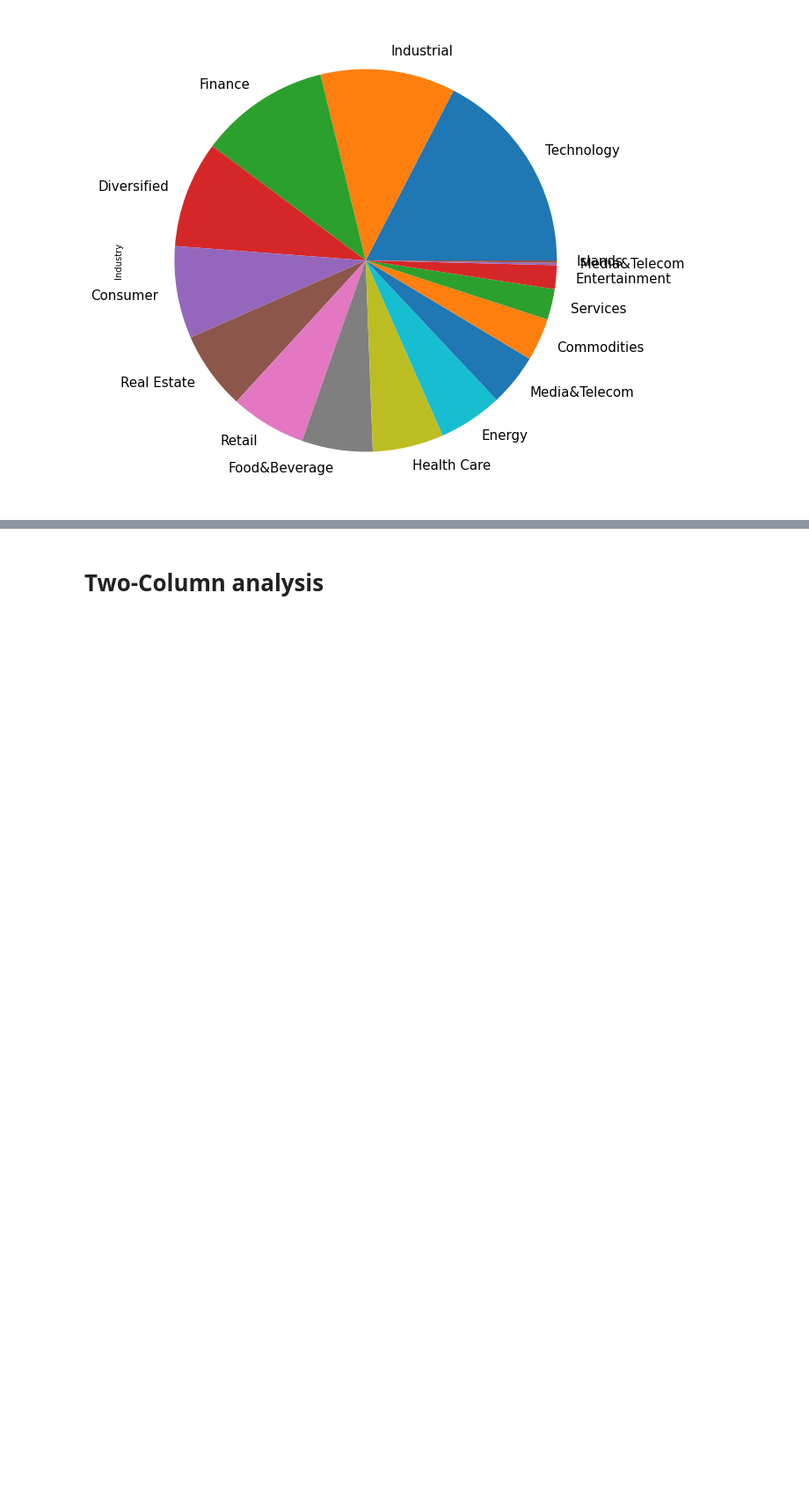
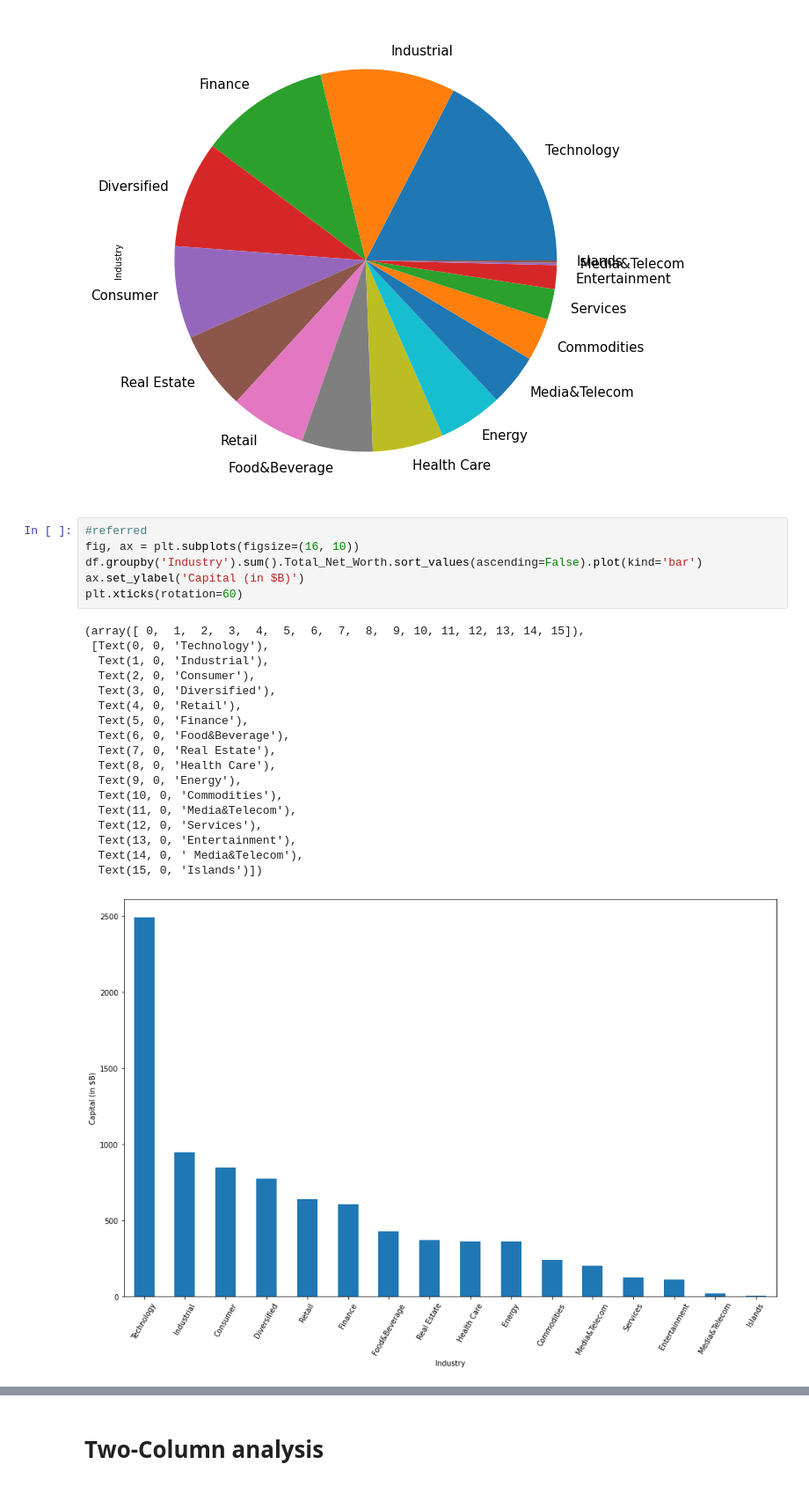
Before and after one commit to KsRenu/DA, a Jupyter notebook: Individual Data set.ipynb, the cells around one changed output, grey strips where cells are left out. Shown at 88% size. Cells and saved outputs as stored; diff of their text form; blank space fills up the shorter version.

```diff
--- a/Individual Data set.ipynb
+++ b/Individual Data set.ipynb
@@ -398,3 +425,28 @@ Entertainment     10
 Islands            1
 Name: Industry, dtype: int64
 [figure]
+# %%
+#referred
+fig, ax = plt.subplots(figsize=(16, 10))
+df.groupby('Industry').sum().Total_Net_Worth.sort_values(ascending=False).plot(kind='bar')
+ax.set_ylabel('Capital (in $B)')
+plt.xticks(rotation=60)
+# %% [output]
+(array([ 0,  1,  2,  3,  4,  5,  6,  7,  8,  9, 10, 11, 12, 13, 14, 15]),
+ [Text(0, 0, 'Technology'),
+  Text(1, 0, 'Industrial'),
+  Text(2, 0, 'Consumer'),
+  Text(3, 0, 'Diversified'),
+  Text(4, 0, 'Retail'),
+  Text(5, 0, 'Finance'),
+  Text(6, 0, 'Food&Beverage'),
+  Text(7, 0, 'Real Estate'),
+  Text(8, 0, 'Health Care'),
+  Text(9, 0, 'Energy'),
+  Text(10, 0, 'Commodities'),
+  Text(11, 0, 'Media&Telecom'),
+  Text(12, 0, 'Services'),
+  Text(13, 0, 'Entertainment'),
+  Text(14, 0, ' Media&Telecom'),
+  Text(15, 0, 'Islands')])
+[figure, added]
```
Also changed, not shown: parts of 16 cells of this notebook.
